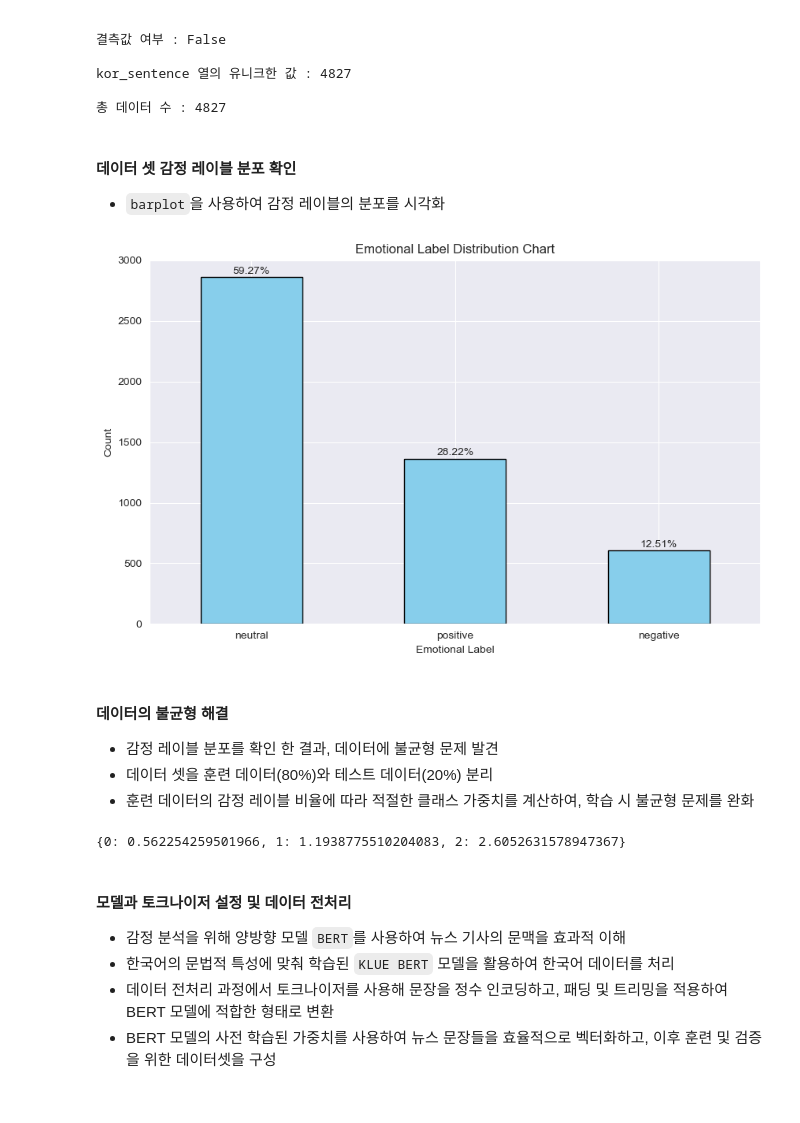
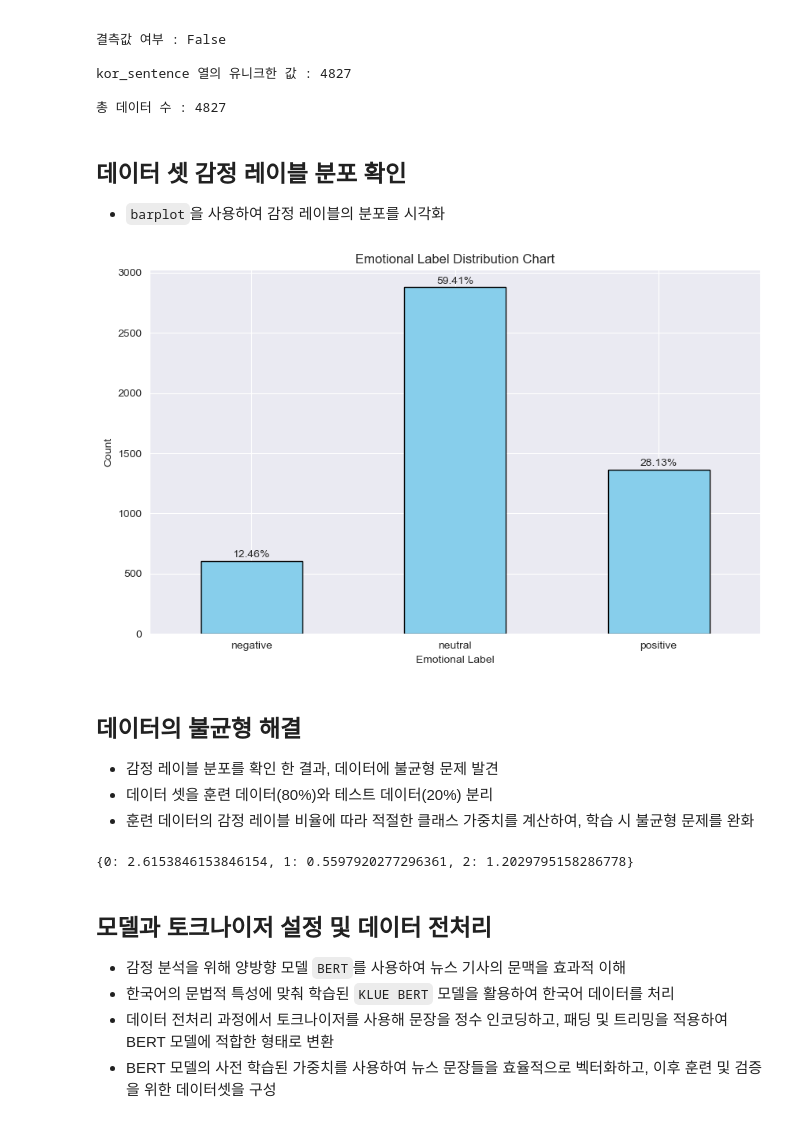
Before and after one commit to KION126/StockSentimentPredictor, a Jupyter notebook: modules/sentiment_analysis.ipynb, the cells around one changed output. Drawn from its saved outputs; the diff is of its cells as text; code cells hidden in the pictures.

```diff
--- a/modules/sentiment_analysis.ipynb
+++ b/modules/sentiment_analysis.ipynb
@@ -71,7 +70,7 @@ dataset
 del dataset['sentence']
 
 # 감정 레이블 숫자 치환
-dataset['labels'] = dataset['labels'].replace(['neutral', 'positive', 'negative'], [0, 1, 2])
+dataset['labels'] = dataset['labels'].replace(['negative', 'neutral', 'positive'], [0, 1, 2])
 
 print('영문 뉴스 제거 및 감정 레이블 숫자 치환 데이터')
 dataset
@@ -121,31 +120,32 @@ kor_sentence 열의 유니크한 값 : 4827
 
 총 데이터 수 : 4827
 # %% [markdown]
-#### 데이터 셋 감정 레이블 분포 확인
+## 데이터 셋 감정 레이블 분포 확인
 - `barplot`을 사용하여 감정 레이블의 분포를 시각화
 # %%
 # 라벨 분포 시각화
 plt.figure(figsize=(10, 6))
 label_counts = dataset['labels'].value_counts()
+label_counts = label_counts.loc[[0, 1, 2]].fillna(0).astype(int)
 bar_plot = label_counts.plot(kind='bar', color='skyblue', edgecolor='black')
 
 # 제목 및 축 레이블 설정
 plt.title('Emotional Label Distribution Chart')
 plt.xlabel('Emotional Label')
 plt.ylabel('Count')
-plt.xticks(ticks=[0, 1, 2], labels=['neutral', 'positive', 'negative'], rotation=0)
+plt.xticks(ticks=[0, 1, 2], labels=['negative', 'neutral', 'positive'], rotation=0)
 
 # 비율 표기
 total = label_counts.sum()
 for i, value in enumerate(label_counts):
     percentage = (value / total) * 100
     plt.text(i, value + 10, f'{percentage:.2f}%', ha='center', va='bottom', fontsize=10)
 
 plt.show()
 # %% [output]
-[figure, old version]
+[figure, new version]
 # %% [markdown]
-#### 데이터의 불균형 해결
+## 데이터의 불균형 해결
 - 감정 레이블 분포를 확인 한 결과, 데이터에 불균형 문제 발견
 - 데이터 셋을 훈련 데이터(80%)와 테스트 데이터(20%) 분리
 - 훈련 데이터의 감정 레이블 비율에 따라 적절한 클래스 가중치를 계산하여, 학습 시 불균형 문제를 완화
@@ -166,9 +166,9 @@ class_weight_dict = dict(enumerate(class_weights))
 # 가중치 확인
 print(class_weight_dict)
 # %% [output]
-{0: 0.562254259501966, 1: 1.1938775510204083, 2: 2.6052631578947367}
+{0: 2.6153846153846154, 1: 0.5597920277296361, 2: 1.2029795158286778}
 # %% [markdown]
-#### 모델과 토크나이저 설정 및 데이터 전처리
+## 모델과 토크나이저 설정 및 데이터 전처리
 - 감정 분석을 위해 양방향 모델 `BERT`를 사용하여 뉴스 기사의 문맥을 효과적 이해
 - 한국어의 문법적 특성에 맞춰 학습된 `KLUE BERT` 모델을 활용하여 한국어 데이터를 처리
 - 데이터 전처리 과정에서 토크나이저를 사용해 문장을 정수 인코딩하고, 패딩 및 트리밍을 적용하여 BERT 모델에 적합한 형태로 변환
```
Also changed, not shown: parts of 12 cells of this notebook, 3 other files.
